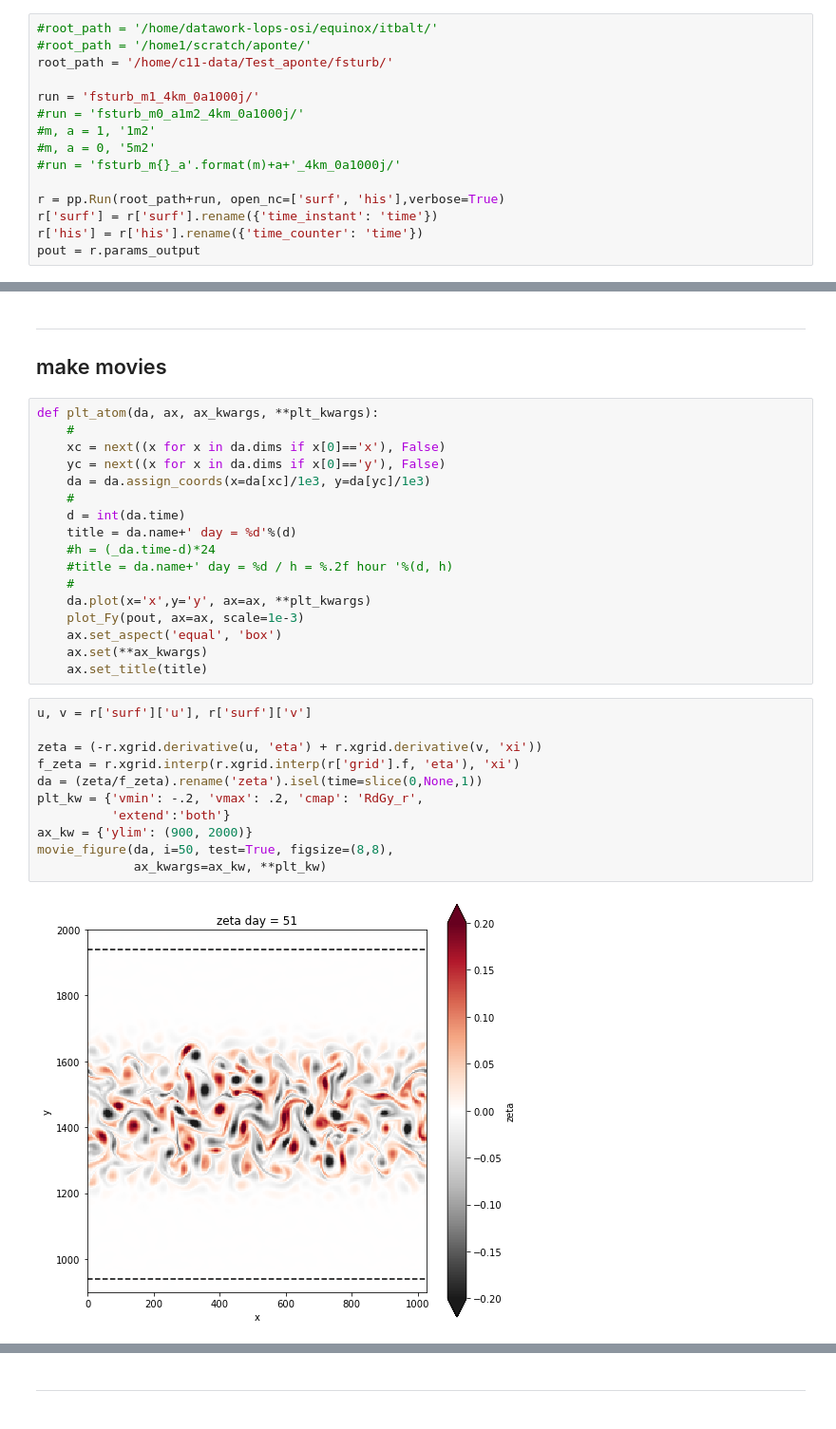
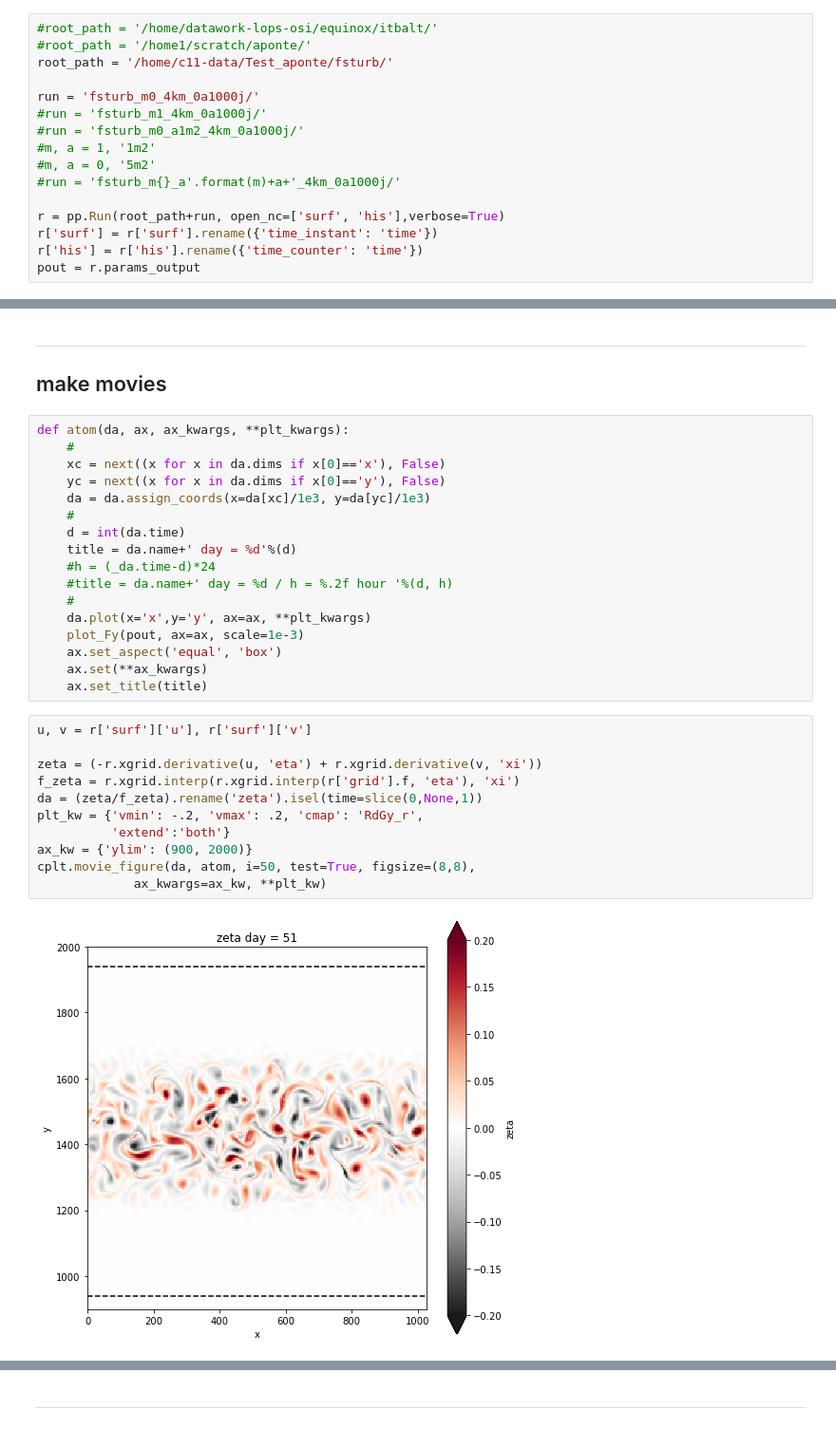
Before and after one commit to slgentil/croco, a Jupyter notebook: tutorials/fsturb.ipynb, the cells around one changed output, grey strips where cells are left out. Shown at 95% size. Drawn from its saved outputs; the diff is of its cells as text.

```diff
--- a/tutorials/fsturb.ipynb
+++ b/tutorials/fsturb.ipynb
@@ -39,7 +37,8 @@ client
 #root_path = '/home1/scratch/aponte/'
 root_path = '/home/c11-data/Test_aponte/fsturb/'
 
-run = 'fsturb_m1_4km_0a1000j/'
+run = 'fsturb_m0_4km_0a1000j/'
+#run = 'fsturb_m1_4km_0a1000j/'
 #run = 'fsturb_m0_a1m2_4km_0a1000j/'
 #m, a = 1, '1m2'
 #m, a = 0, '5m2'
@@ -530,7 +255,7 @@ add_slope(k_start=1e-2, k_end=1e-1, level_start=1e1, slope=[-4, -5])
 
 ## make movies
 # %%
-def plt_atom(da, ax, ax_kwargs, **plt_kwargs):
+def atom(da, ax, ax_kwargs, **plt_kwargs):
     #
     xc = next((x for x in da.dims if x[0]=='x'), False)
     yc = next((x for x in da.dims if x[0]=='y'), False)
@@ -549,13 +274,13 @@ def plt_atom(da, ax, ax_kwargs, **plt_kwargs):
 # %%
 u, v = r['surf']['u'], r['surf']['v']
 
 zeta = (-r.xgrid.derivative(u, 'eta') + r.xgrid.derivative(v, 'xi'))
 f_zeta = r.xgrid.interp(r.xgrid.interp(r['grid'].f, 'eta'), 'xi')
 da = (zeta/f_zeta).rename('zeta').isel(time=slice(0,None,1))
 plt_kw = {'vmin': -.2, 'vmax': .2, 'cmap': 'RdGy_r',
           'extend':'both'}
 ax_kw = {'ylim': (900, 2000)}
-movie_figure(da, i=50, test=True, figsize=(8,8),
+cplt.movie_figure(da, atom, i=50, test=True, figsize=(8,8),
              ax_kwargs=ax_kw, **plt_kw)
 # %% [output]
-[figure, old version]
+[figure, new version]
```
Also changed, not shown: parts of 32 cells of this notebook, 6 other files.
